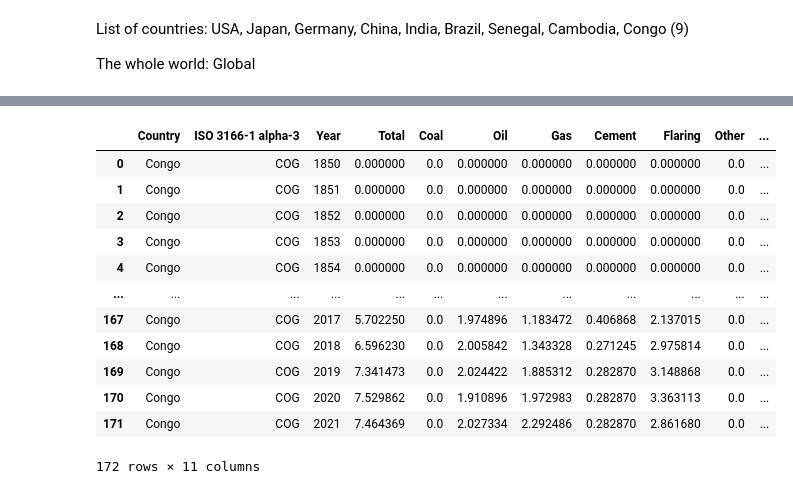
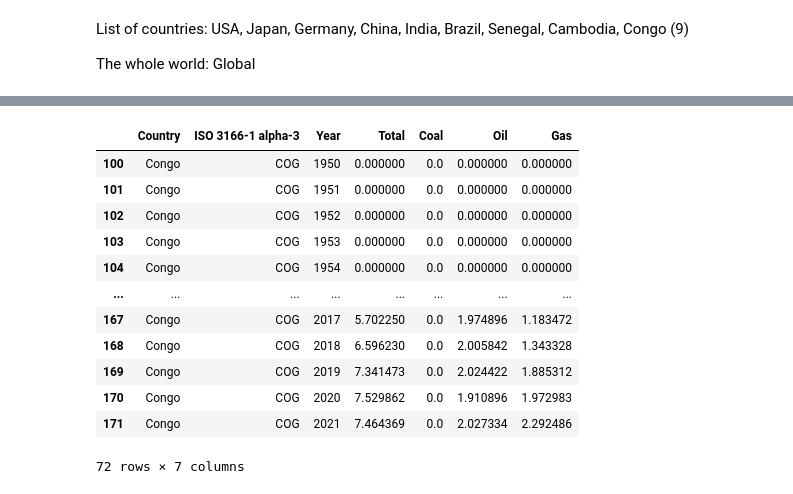
Before and after one commit to danilogiarlini/Global-CO2-Emission-Forecasting, a Jupyter notebook: main.ipynb, the cells around one changed output, grey strips where cells are left out. Cells and saved outputs as stored; diff of their text form; code cells hidden in the pictures.

```diff
--- a/main.ipynb
+++ b/main.ipynb
@@ -39,6 +39,9 @@ df
 | 63102 | Global | WLD | 2020 | 35264.085734 | 14174.564010 | 11191.808551 | 7556.290283 | 1637.537532 | 407.583673 | 296.301685 | ... |
 | 63103 | Global | WLD | 2021 | 37123.850352 | 14979.598083 | 11837.159116 | 7921.829472 | 1672.592372 | 416.525563 | 296.145746 | ... |
 63104 rows × 11 columns
+# %%
+# dropping least important columns
+df = df.drop(['Cement','Flaring', 'Other','Per Capita'], axis=1)
 # %%
 #dropping years less than 1850
 df.drop(df[df['Year'] < 1850].index, inplace = True)
@@ -55,10 +58,10 @@ Index(['index', 'Country', 'ISO 3166-1 alpha-3', 'Year', 'Total', 'Coal',
 df.Coal = df['Coal'].fillna(0, inplace = False)
 df.Oil = df['Oil'].fillna(0, inplace = False)
 df.Gas = df['Gas'].fillna(0, inplace = False)
-df.Cement = df['Cement'].fillna(0, inplace = False)
-df.Flaring = df['Flaring'].fillna(0, inplace = False)
-df.Other = df['Other'].fillna(0, inplace = False)
-df['Per Capita'] = df['Per Capita'].fillna(0, inplace = False)
+#df.Cement = df['Cement'].fillna(0, inplace = False)
+#df.Flaring = df['Flaring'].fillna(0, inplace = False)
+#df.Other = df['Other'].fillna(0, inplace = False)
+#df['Per Capita'] = df['Per Capita'].fillna(0, inplace = False)
 # %%
 # Checking the count of null values
 df.isna().sum()
@@ -272,22 +288,25 @@ df_cam
 # %%
 # Congo data set
 df_con = df.loc[df['Country'] == 'Congo']
 df_con = df_con.reset_index().drop(columns='index').drop(columns='level_0')
+
+df_con.drop(df_con[df_con['Year'] < 1950].index, inplace = True)
+
 df_con
 # %% [output]
-|  | Country | ISO 3166-1 alpha-3 | Year | Total | Coal | Oil | Gas | Cement | Flaring | Other | ... |
-| 0 | Congo | COG | 1850 | 0.000000 | 0.0 | 0.000000 | 0.000000 | 0.000000 | 0.000000 | 0.0 | ... |
-| 1 | Congo | COG | 1851 | 0.000000 | 0.0 | 0.000000 | 0.000000 | 0.000000 | 0.000000 | 0.0 | ... |
-| 2 | Congo | COG | 1852 | 0.000000 | 0.0 | 0.000000 | 0.000000 | 0.000000 | 0.000000 | 0.0 | ... |
-| 3 | Congo | COG | 1853 | 0.000000 | 0.0 | 0.000000 | 0.000000 | 0.000000 | 0.000000 | 0.0 | ... |
-| 4 | Congo | COG | 1854 | 0.000000 | 0.0 | 0.000000 | 0.000000 | 0.000000 | 0.000000 | 0.0 | ... |
-| ... | ... | ... | ... | ... | ... | ... | ... | ... | ... | ... | ... |
-| 167 | Congo | COG | 2017 | 5.702250 | 0.0 | 1.974896 | 1.183472 | 0.406868 | 2.137015 | 0.0 | ... |
-| 168 | Congo | COG | 2018 | 6.596230 | 0.0 | 2.005842 | 1.343328 | 0.271245 | 2.975814 | 0.0 | ... |
-| 169 | Congo | COG | 2019 | 7.341473 | 0.0 | 2.024422 | 1.885312 | 0.282870 | 3.148868 | 0.0 | ... |
-| 170 | Congo | COG | 2020 | 7.529862 | 0.0 | 1.910896 | 1.972983 | 0.282870 | 3.363113 | 0.0 | ... |
-| 171 | Congo | COG | 2021 | 7.464369 | 0.0 | 2.027334 | 2.292486 | 0.282870 | 2.861680 | 0.0 | ... |
+|  | Country | ISO 3166-1 alpha-3 | Year | Total | Coal | Oil | Gas |
+| 100 | Congo | COG | 1950 | 0.000000 | 0.0 | 0.000000 | 0.000000 |
+| 101 | Congo | COG | 1951 | 0.000000 | 0.0 | 0.000000 | 0.000000 |
+| 102 | Congo | COG | 1952 | 0.000000 | 0.0 | 0.000000 | 0.000000 |
+| 103 | Congo | COG | 1953 | 0.000000 | 0.0 | 0.000000 | 0.000000 |
+| 104 | Congo | COG | 1954 | 0.000000 | 0.0 | 0.000000 | 0.000000 |
+| ... | ... | ... | ... | ... | ... | ... | ... |
+| 167 | Congo | COG | 2017 | 5.702250 | 0.0 | 1.974896 | 1.183472 |
+| 168 | Congo | COG | 2018 | 6.596230 | 0.0 | 2.005842 | 1.343328 |
+| 169 | Congo | COG | 2019 | 7.341473 | 0.0 | 2.024422 | 1.885312 |
+| 170 | Congo | COG | 2020 | 7.529862 | 0.0 | 1.910896 | 1.972983 |
+| 171 | Congo | COG | 2021 | 7.464369 | 0.0 | 2.027334 | 2.292486 |
-172 rows × 11 columns
+72 rows × 7 columns
 # %%
 # Global data set
 df_glob = df.loc[df['Country'] == 'Global']
```
Also changed, not shown: parts of 13 cells of this notebook, 12 other files.
